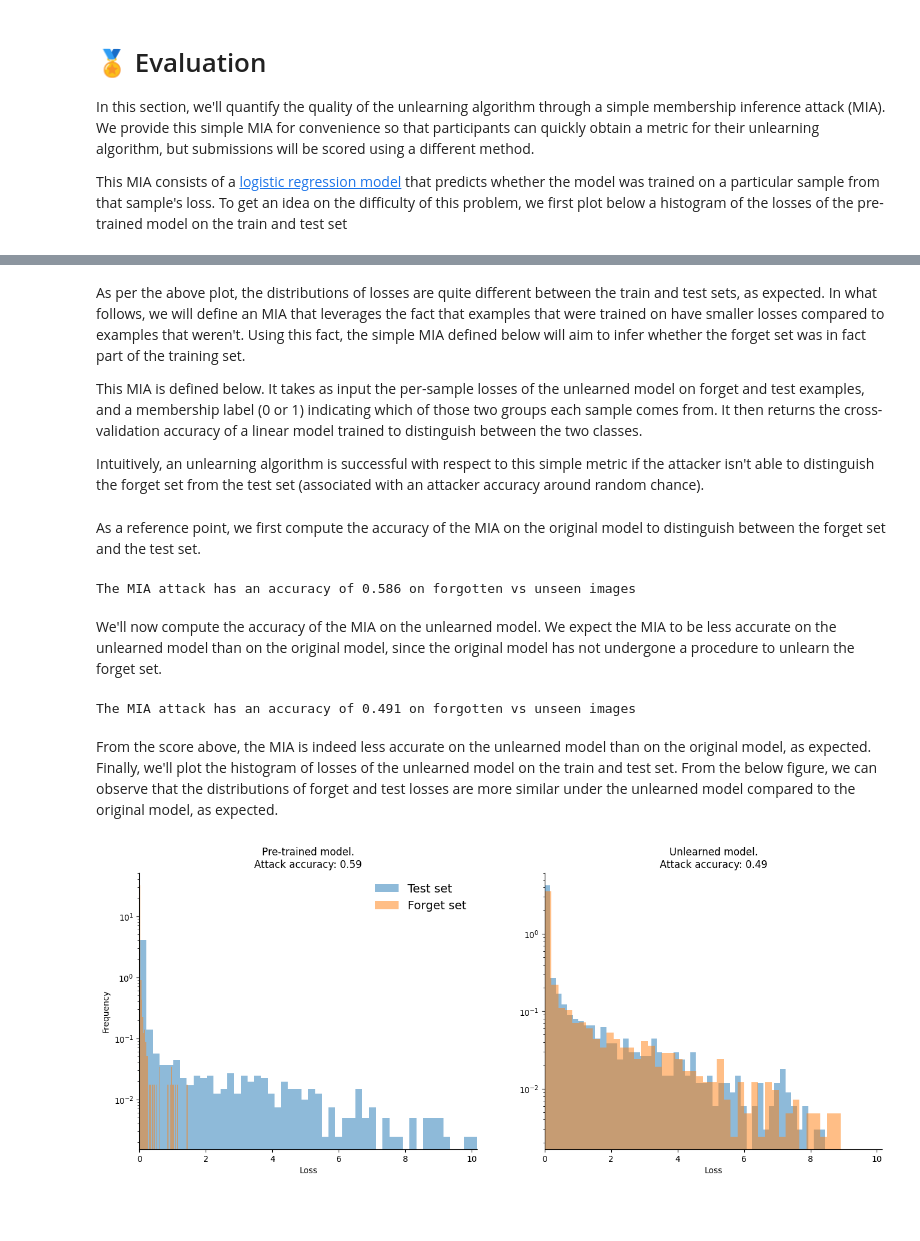
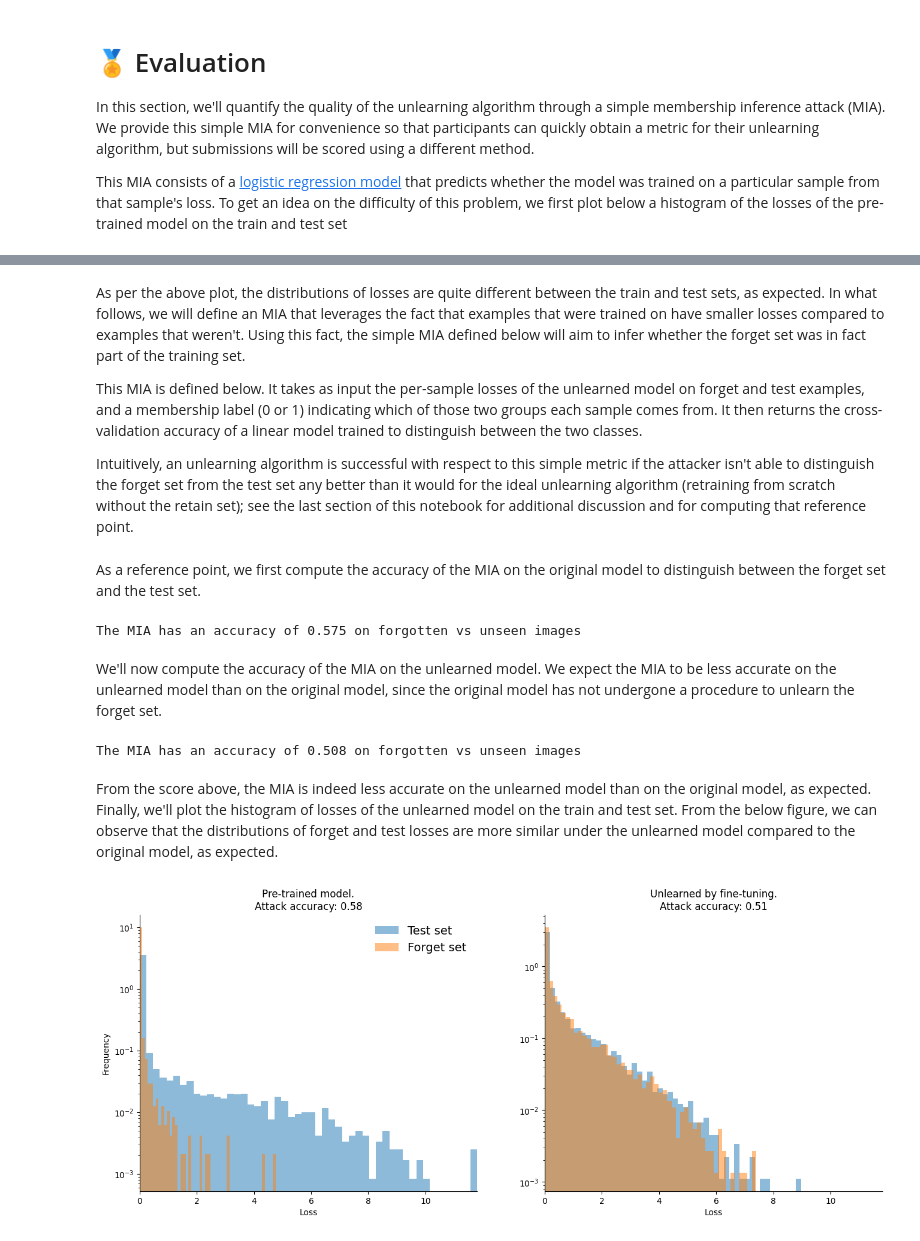
Before and after one commit to unlearning-challenge/starting-kit, a Jupyter notebook: unlearning-CIFAR10.ipynb, the cells around one changed output, grey strips where cells are left out. Saved outputs shown, nothing was run; the diff lists cells and outputs as text; code cells hidden in the pictures; blank space fills up the shorter version.

```diff
--- a/unlearning-CIFAR10.ipynb
+++ b/unlearning-CIFAR10.ipynb
@@ -135,9 +144 @@ We start by splitting the original training set into a retain set and a forget s
-# %%
-forget_set, retain_set = torch.utils.data.random_split(train_set, [0.1, 0.9])
-forget_loader = torch.utils.data.DataLoader(
-    forget_set, batch_size=128, shuffle=False, num_workers=2
-)
-retain_loader = torch.utils.data.DataLoader(
-    retain_set, batch_size=128, shuffle=False, num_workers=2
-)
 # %% [markdown]
@@ -169,7 +176,7 @@ def unlearning(net, retain, forget, validation):
     Returns:
       net : updated model
     """
-    epochs = 5
+    epochs = 2
 
     criterion = nn.CrossEntropyLoss()
     optimizer = optim.SGD(net.parameters(), lr=0.1, momentum=0.9, weight_decay=5e-4)
@@ -189,11 +196,11 @@ def unlearning(net, retain, forget, validation):
     net.eval()
     return net
 # %%
-model_ft = resnet18(weights=None, num_classes=10)
-model_ft.load_state_dict(weights_pretrained)
-model_ft.to(DEVICE)
+ft_model = resnet18(weights=None, num_classes=10)
+ft_model.load_state_dict(weights_pretrained)
+ft_model.to(DEVICE)
 
 # Execute the unlearing routine. This might take a few minutes.
 # If run on colab, be sure to be running it on  an instance with GPUs
-model_ft = unlearning(model_ft, retain_loader, forget_loader, test_loader)
+ft_model = unlearning(ft_model, retain_loader, forget_loader, test_loader)
 # %% [markdown]
@@ -253,7 +260,7 @@ As per the above plot, the distributions of losses are quite different between t
 
 This MIA is defined below. It takes as input the per-sample losses of the unlearned model on forget and test examples, and a membership label (0 or 1) indicating which of those two groups each sample comes from. It then returns the cross-validation accuracy of a linear model trained to distinguish between the two classes.
 
-Intuitively, an unlearning algorithm is successful with respect to this simple metric if the attacker isn't able to distinguish the forget set from the test set (associated with an attacker accuracy around random chance).
+Intuitively, an unlearning algorithm is successful with respect to this simple metric if the attacker isn't able to distinguish the forget set from the test set any better than it would for the ideal unlearning algorithm (retraining from scratch without the retain set); see the last section of this notebook for additional discussion and for computing that reference point.
 # %%
 def simple_mia(sample_loss, members, n_splits=10, random_state=0):
     """Computes cross-validation score of a membership inference attack.
@@ -295,54 +302,53 @@ labels_mia = [0] * len(test_losses) + [1] * len(forget_losses)
 mia_scores = simple_mia(samples_mia, labels_mia)
 
 print(
-    f"The MIA attack has an accuracy of {mia_scores.mean():.3f} on forgotten vs unseen images"
+    f"The MIA has an accuracy of {mia_scores.mean():.3f} on forgotten vs unseen images"
 )
 # %% [output]
-The MIA attack has an accuracy of 0.586 on forgotten vs unseen images
+The MIA has an accuracy of 0.575 on forgotten vs unseen images
 # %% [markdown]
 We'll now compute the accuracy of the MIA on the unlearned model. We expect the MIA to be less accurate on the unlearned model than on the original model, since the original model has not undergone a procedure to unlearn the forget set.
 # %%
-ft_forget_losses = compute_losses(model_ft, forget_loader)
-ft_test_losses = compute_losses(model_ft, test_loader)
+ft_forget_losses = compute_losses(ft_model, forget_loader)
+ft_test_losses = compute_losses(ft_model, test_loader)
 
-# Since we have more forget losses than test losses, sub-sample them, to have a class-balanced dataset.
-np.random.shuffle(ft_forget_losses)
-ft_forget_losses = ft_forget_losses[: len(ft_test_losses)]
+# make sure we have a balanced dataset for the MIA
+assert len(ft_test_losses) == len(ft_forget_losses)
 
-samples_mia_ft = np.concatenate((ft_test_losses, ft_forget_losses)).reshape((-1, 1))
+ft_samples_mia = np.concatenate((ft_test_losses, ft_forget_losses)).reshape((-1, 1))
 labels_mia = [0] * len(ft_test_losses) + [1] * len(ft_forget_losses)
 # %%
-mia_scores_ft = simple_mia(samples_mia_ft, labels_mia)
+ft_mia_scores = simple_mia(ft_samples_mia, labels_mia)
 
 print(
-    f"The MIA attack has an accuracy of {mia_scores_ft.mean():.3f} on forgotten vs unseen images"
+    f"The MIA has an accuracy of {ft_mia_scores.mean():.3f} on forgotten vs unseen images"
 )
 # %% [output]
-The MIA attack has an accuracy of 0.491 on forgotten vs unseen images
+The MIA has an accuracy of 0.508 on forgotten vs unseen images
 # %% [markdown]
 From the score above, the MIA is indeed less accurate on the unlearned model than on the original model, as expected. Finally, we'll plot the histogram of losses of the unlearned model on the train and test set. From the below figure, we can observe that the distributions of forget and test losses are more similar under the unlearned model compared to the original model, as expected.
 # %%
 fig, (ax1, ax2) = plt.subplots(1, 2, figsize=(16, 6))
 
 ax1.set_title(f"Pre-trained model.\nAttack accuracy: {mia_scores.mean():0.2f}")
 ax1.hist(test_losses, density=True, alpha=0.5, bins=50, label="Test set")
 ax1.hist(forget_losses, density=True, alpha=0.5, bins=50, label="Forget set")
 
-ax2.set_title(f"Unlearned model.\nAttack accuracy: {mia_scores_ft.mean():0.2f}")
+ax2.set_title(f"Unlearned by fine-tuning.\nAttack accuracy: {ft_mia_scores.mean():0.2f}")
 ax2.hist(ft_test_losses, density=True, alpha=0.5, bins=50, label="Test set")
 ax2.hist(ft_forget_losses, density=True, alpha=0.5, bins=50, label="Forget set")
 
 ax1.set_xlabel("Loss")
 ax2.set_xlabel("Loss")
 ax1.set_ylabel("Frequency")
 ax1.set_yscale("log")
 ax2.set_yscale("log")
 ax1.set_xlim((0, np.max(test_losses)))
 ax2.set_xlim((0, np.max(test_losses)))
 for ax in (ax1, ax2):
     ax.spines["top"].set_visible(False)
     ax.spines["right"].set_visible(False)
 ax1.legend(frameon=False, fontsize=14)
 plt.show()
 # %% [output]
-[figure, old version]
+[figure, new version]
```
Also changed, not shown: parts of 18 cells of this notebook.
